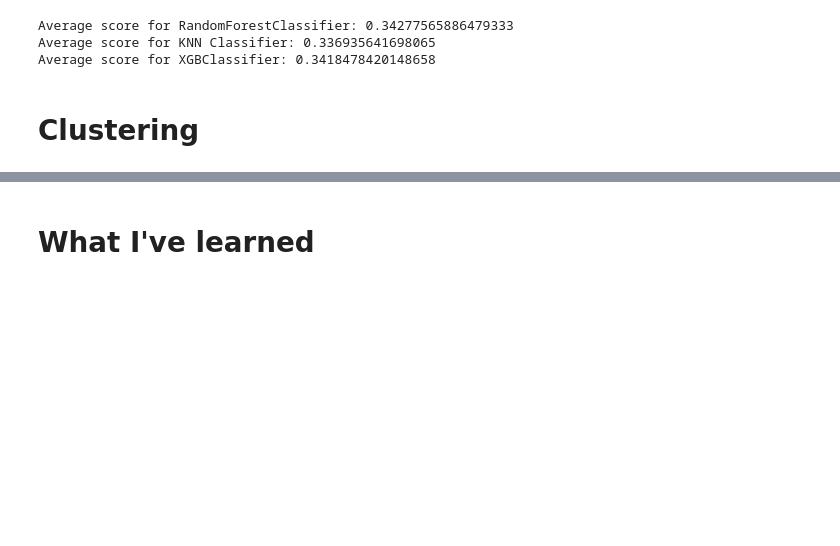
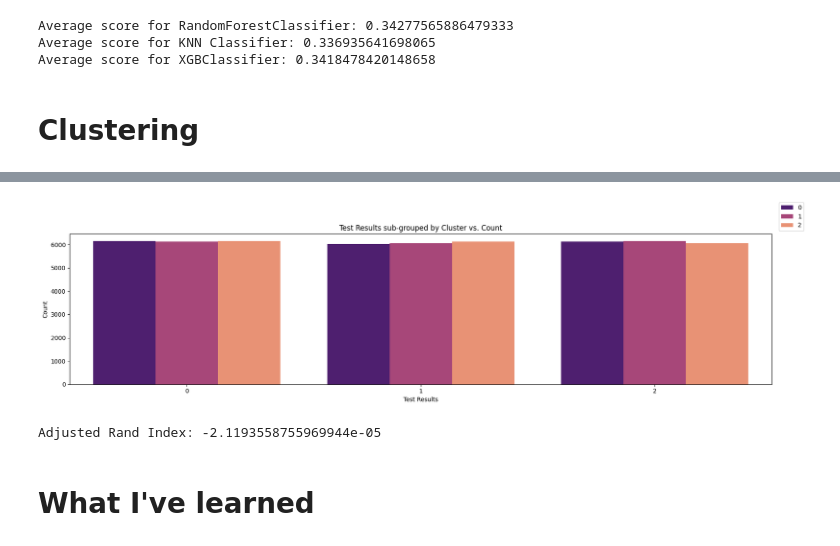
Before and after one commit to johne18/ml_learnings, a Jupyter notebook: [3] healthcare-dataset.ipynb, the cells around one changed output, grey strips where cells are left out. Drawn from its saved outputs; the diff is of its cells as text; code cells hidden in the pictures; blank space fills up the shorter version.

Commit message:
Attempting to use K-means clustering

```diff
--- a/[3] healthcare-dataset.ipynb
+++ b/[3] healthcare-dataset.ipynb
@@ -419,5 +436,5 @@ from sklearn.cluster import KMeans
 # %%
-kmeans = KMeans(n_clusters=10, n_init=10, random_state=0)
+kmeans = KMeans(n_clusters=3, n_init=50, random_state=18)
 x["Cluster"] = kmeans.fit_predict(x)
 # %%
 x_copy = x.copy()
@@ -445,0 +444,3 @@ x_copy.head(25)
+# %%
+x_copy_group_by = x_copy.groupby(["Test Results", "Cluster"]).size().reset_index(name="Count")
+x_copy_group_by.head(5)
@@ -446,2 +454,21 @@ x_copy.head(25)
+# %%
+plt.figure(figsize=(18,5))
+sns.barplot(data=x_copy_group_by, x="Test Results", y="Count", hue="Cluster", palette="magma")
+plt.title("Test Results sub-grouped by Cluster vs. Count")
+plt.xlabel("Test Results")
+plt.ylabel("Count")
+plt.legend(bbox_to_anchor=(1.05,1), loc="lower right")
+plt.tight_layout()
+plt.show()
+# %% [output]
+[figure, added]
+# %%
+ari = adjusted_rand_score(
+            labels_true=x_copy["Test Results"],
+            labels_pred=kmeans.labels_
+        )
+print(f"Adjusted Rand Index: {ari}")
+# %% [output]
+Adjusted Rand Index: -2.1193558755969944e-05
 # %% [markdown]
 # What I've learned
```
Also changed, not shown: parts of 5 cells of this notebook.
